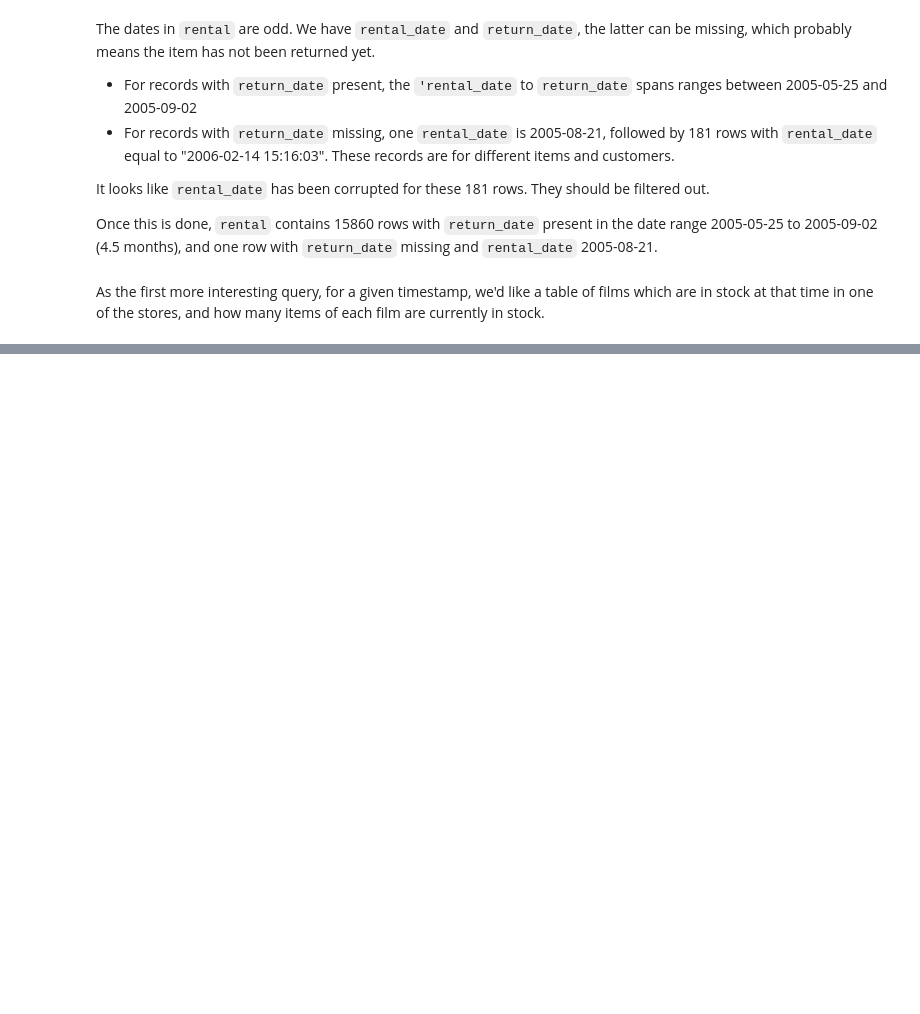
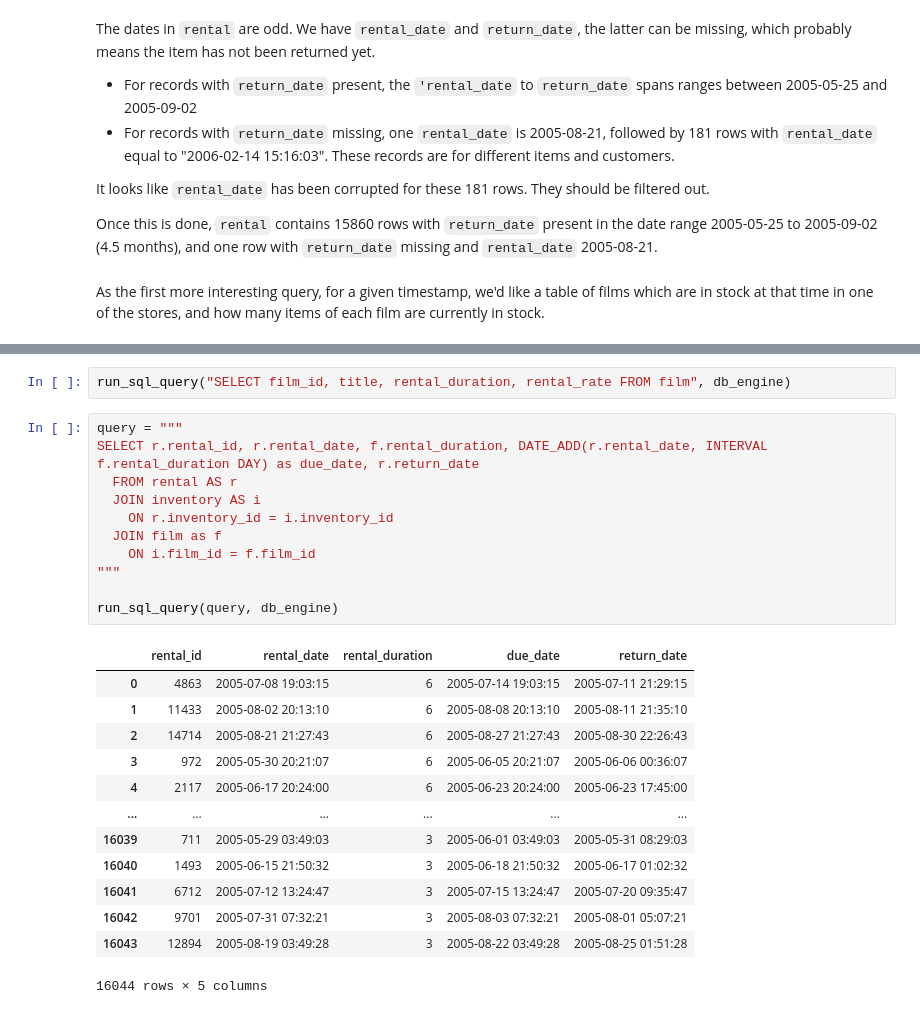
Before and after one commit to mseeger/scripts_and_notebooks, a Jupyter notebook: notebooks/mysql/SakilaQueries.ipynb, the cells around one changed output, grey strips where cells are left out. Drawn from its saved outputs; the diff is of its cells as text; blank space fills up the shorter version.

```diff
--- a/notebooks/mysql/SakilaQueries.ipynb
+++ b/notebooks/mysql/SakilaQueries.ipynb
@@ -223,0 +304,27 @@ As the first more interesting query, for a given timestamp, we'd like a table of
+# %%
+run_sql_query("SELECT film_id, title, rental_duration, rental_rate FROM film", db_engine)
+# %%
+query = """
+SELECT r.rental_id, r.rental_date, f.rental_duration, DATE_ADD(r.rental_date, INTERVAL f.rental_duration DAY) as due_date, r.return_date
+  FROM rental AS r
+  JOIN inventory AS i
+    ON r.inventory_id = i.inventory_id
+  JOIN film as f
+    ON i.film_id = f.film_id
+"""
+
+run_sql_query(query, db_engine)
+# %% [output]
+|  | rental_id | rental_date | rental_duration | due_date | return_date |
+| 0 | 4863 | 2005-07-08 19:03:15 | 6 | 2005-07-14 19:03:15 | 2005-07-11 21:29:15 |
+| 1 | 11433 | 2005-08-02 20:13:10 | 6 | 2005-08-08 20:13:10 | 2005-08-11 21:35:10 |
+| 2 | 14714 | 2005-08-21 21:27:43 | 6 | 2005-08-27 21:27:43 | 2005-08-30 22:26:43 |
+| 3 | 972 | 2005-05-30 20:21:07 | 6 | 2005-06-05 20:21:07 | 2005-06-06 00:36:07 |
+| 4 | 2117 | 2005-06-17 20:24:00 | 6 | 2005-06-23 20:24:00 | 2005-06-23 17:45:00 |
+| ... | ... | ... | ... | ... | ... |
+| 16039 | 711 | 2005-05-29 03:49:03 | 3 | 2005-06-01 03:49:03 | 2005-05-31 08:29:03 |
+| 16040 | 1493 | 2005-06-15 21:50:32 | 3 | 2005-06-18 21:50:32 | 2005-06-17 01:02:32 |
+| 16041 | 6712 | 2005-07-12 13:24:47 | 3 | 2005-07-15 13:24:47 | 2005-07-20 09:35:47 |
+| 16042 | 9701 | 2005-07-31 07:32:21 | 3 | 2005-08-03 07:32:21 | 2005-08-01 05:07:21 |
+| 16043 | 12894 | 2005-08-19 03:49:28 | 3 | 2005-08-22 03:49:28 | 2005-08-25 01:51:28 |
+16044 rows × 5 columns
```
Also changed, not shown: parts of 19 cells of this notebook, 2 other files.
